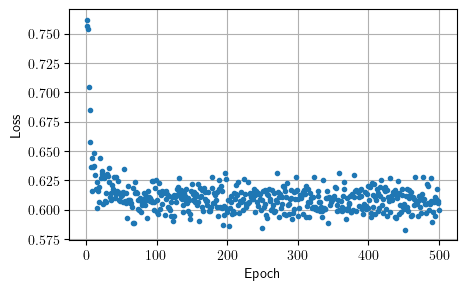
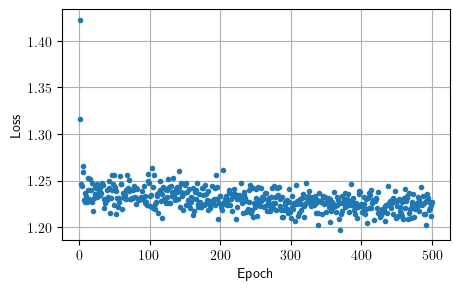
Unified diff of the notebook cell whose output changed from the first chart to the second:
--- before
+++ after
@@ -1,9 +1,11 @@
 fig, axs = plt.subplots(1, 1, figsize=(5, 3))
 
-loss = diffusion_process.trainer.train_history['loss']
-epochs = np.arange(1, len(loss) + 1)
-plt.plot(epochs, loss, '.')
+log_dict = diffusion_process.trainer.logger.load_numpy()
+epoch = log_dict['epoch']
+loss = log_dict['loss']
+
+plt.plot(epoch, loss, '.')
 
 plt.grid()
 plt.xlabel("Epoch")
-plt.ylabel("Loss")
+plt.ylabel("Loss");

Commit: examples for SU2 and SU3 matrices updated